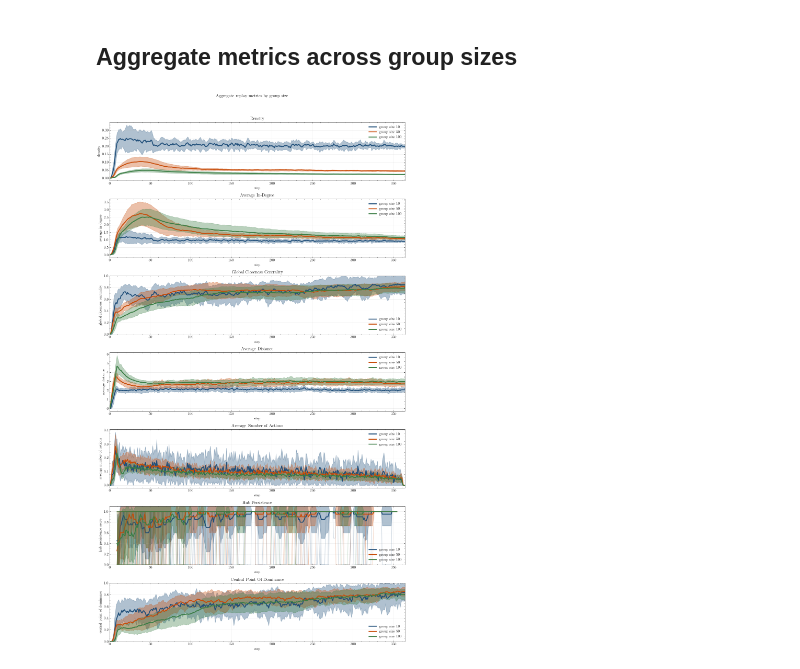
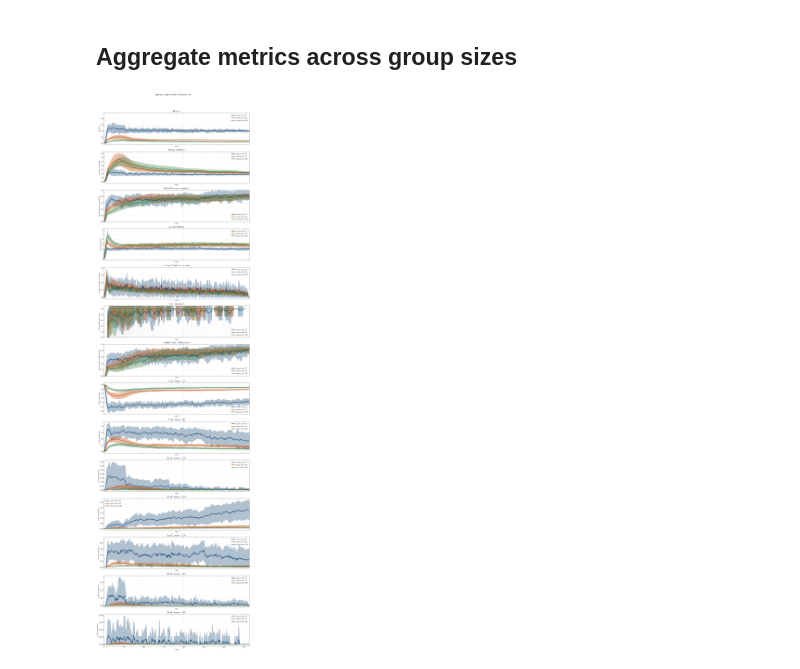
Before and after one commit to hdahmou/Network_creation, a Jupyter notebook: notebooks/replay_game.ipynb, the cells around one changed output. Drawn from its saved outputs; the diff is of its cells as text; code cells hidden in the pictures.

```diff
--- a/notebooks/replay_game.ipynb
+++ b/notebooks/replay_game.ipynb
@@ -69,6 +70,7 @@ metric_observers = [
     ActionCountObserver(observation_frequency=1, aggregations=()),
     HubPersistenceObserver(observation_frequency=1, window_size=10, aggregations=()),
     CentralPointOfDominanceObserver(observation_frequency=1, aggregations=()),
+    TriadCensusObserver(observation_frequency=1, aggregations=()),
 ]
 state_history_observer = StateHistoryObserver(observation_frequency=1, keep_runs=False)
 
@@ -183,14 +205,16 @@ plt.show()
 group_sizes = [10, 50, 100]
 group_colors = ["#1f4e79", "#c84c09", "#3a7d44"]
 metric_observer_builders = [
-    lambda: DensityObserver(observation_frequency=1, aggregations=("mean", "std")),
+    lambda: DensityObserver(observation_frequency=1, aggregations=("mean", "std", "runs")),
     lambda: IndegreeObserver(observation_frequency=1, aggregations=("mean", "std")),
     lambda: GlobalClosenessCentralityObserver(observation_frequency=1, aggregations=("mean", "std")),
     lambda: DistanceObserver(observation_frequency=1, aggregations=("mean", "std")),
     lambda: ActionCountObserver(observation_frequency=1, aggregations=("mean", "std")),
     lambda: HubPersistenceObserver(observation_frequency=1, window_size=10, aggregations=("mean", "std", "runs")),
     lambda: CentralPointOfDominanceObserver(observation_frequency=1, aggregations=("mean", "std")),
+    lambda: TriadCensusObserver(observation_frequency=1, aggregations=("mean", "std")),
 ]
+
 max_steps = 364
 aggregate_metrics_by_group_size = {}
 for group_size in group_sizes:
@@ -199,37 +223,54 @@ for group_size in group_sizes:
         for replay_config in available_configs
         if replay_config.group_size == group_size
     )
     aggregate_metric_observers = [builder() for builder in metric_observer_builders]
     run_choi_2020_replay_batch(
         configs=group_configs,
         observers=tuple(aggregate_metric_observers),
         max_steps=max_steps,
     )
     aggregate_metrics_by_group_size[group_size] = aggregate_metric_observers
 
+reference_observers = aggregate_metrics_by_group_size[group_sizes[0]]
+
+plot_specs = []
+for metric_idx, observer in enumerate(reference_observers):
+    if isinstance(observer, TriadCensusObserver):
+        plot_specs.extend((metric_idx, dimension_name) for dimension_name in observer.dimension_names)
+    else:
+        plot_specs.append((metric_idx, None))
+
 figure, axes = plt.subplots(
-    len(metric_observer_builders),
+    len(plot_specs),
     1,
-    figsize=(12, 3 * len(metric_observer_builders)),
+    figsize=(12, 3 * len(plot_specs)),
     squeeze=False,
+    sharex=True,
 )
-for metric_idx, axis in enumerate(axes.ravel()):
-    reference_observer = aggregate_metrics_by_group_size[group_sizes[0]][metric_idx]
+
+for (metric_idx, dimension_name), axis in zip(plot_specs, axes.ravel()):
+
     for group_size, color in zip(group_sizes, group_colors):
         observer = aggregate_metrics_by_group_size[group_size][metric_idx]
         plot_episode_series_observer(
             observer=observer,
             ax=axis,
+            dimension_name=dimension_name,
             color=color,
             band_color=color,
             label=f"group size {group_size}",
             set_title=False,
-            show_runs=True
+            show_runs=True,
         )
-    axis.set_title(reference_observer.label)
+    reference_observer_label = reference_observers[metric_idx].label
+    axis.set_title(
+        reference_observer_label
+        if dimension_name is None
+        else f"{reference_observer_label} - {dimension_name}"
+    )
 
 figure.suptitle("Aggregate replay metrics by group size", y=1.02)
 figure.tight_layout()
 plt.show()
 # %% [output]
-[figure, old version]
+[figure, new version]
```
Also changed, not shown: parts of 4 cells of this notebook, 10 other files.
